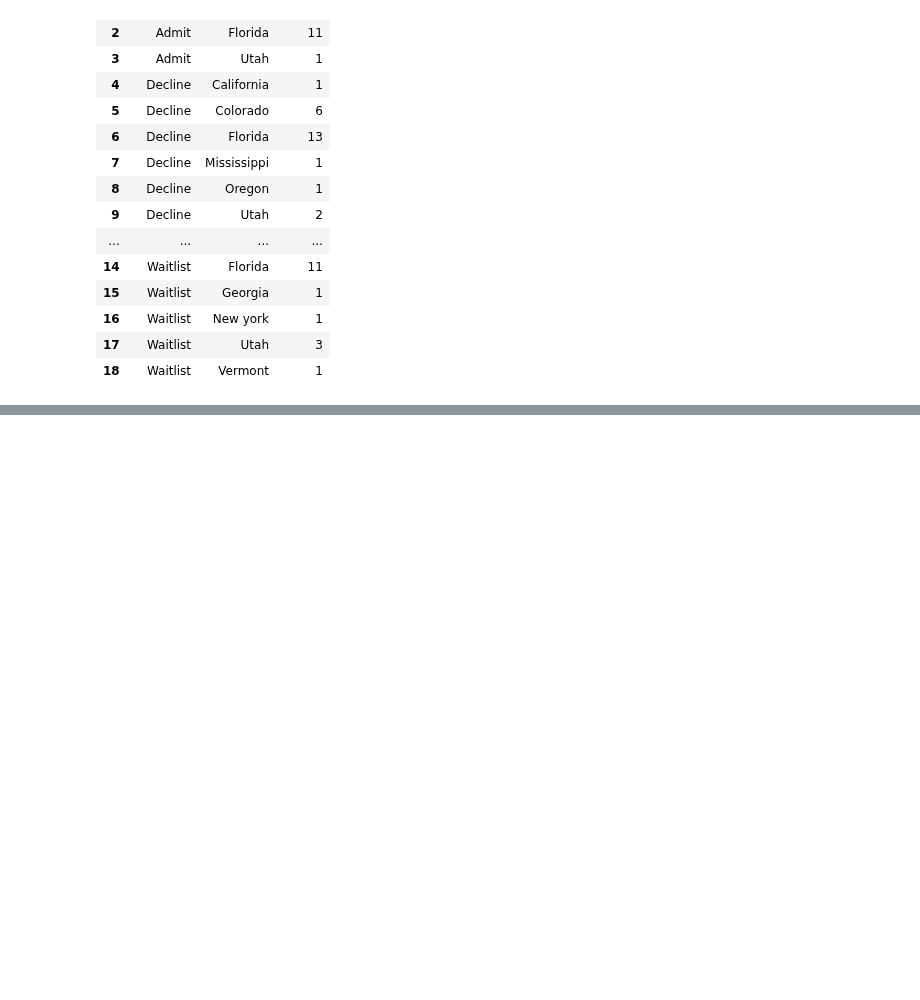
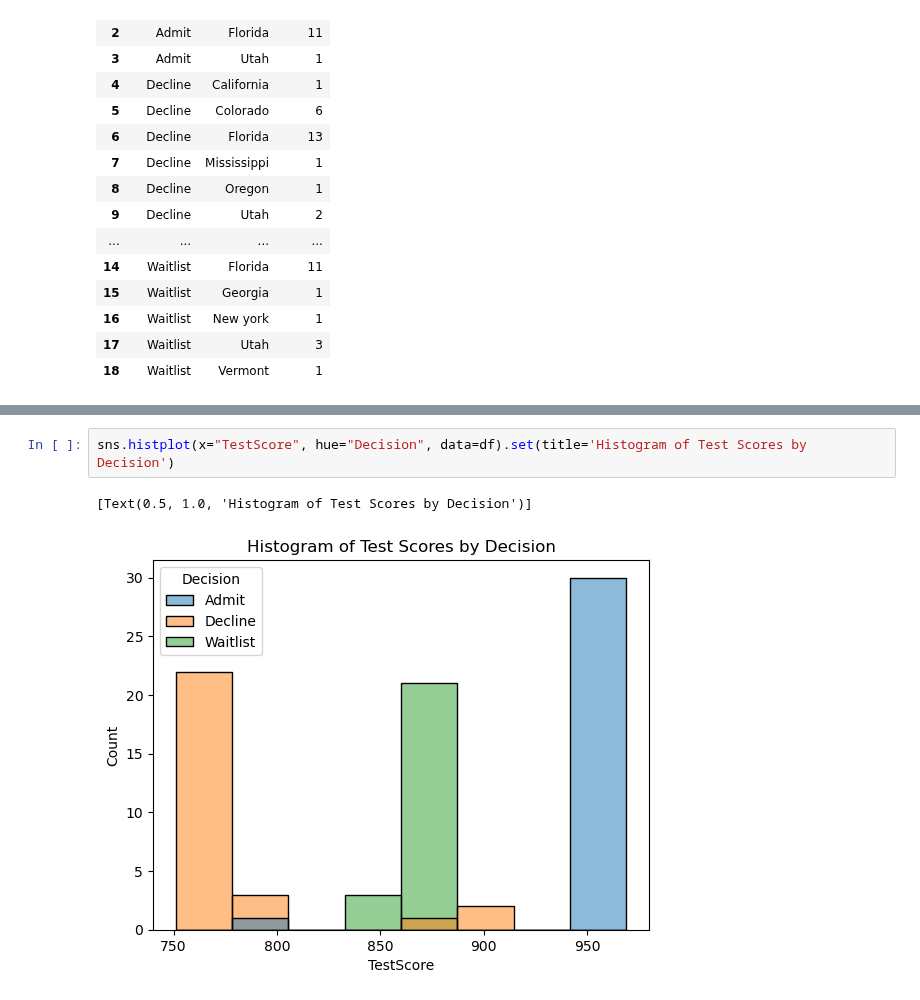
Before and after one commit to ad1589/dsan-5900.github.io, a Jupyter notebook: code/eda.ipynb, the cells around one changed output, grey strips where cells are left out. Cells and saved outputs as stored; diff of their text form; blank space fills up the shorter version.

```diff
--- a/code/eda.ipynb
+++ b/code/eda.ipynb
@@ -146,0 +154,5 @@ decision_bar
+# %%
+sns.histplot(x="TestScore", hue="Decision", data=df).set(title='Histogram of Test Scores by Decision')
+# %% [output]
+[Text(0.5, 1.0, 'Histogram of Test Scores by Decision')]
+[figure, added]
```
Also changed, not shown: parts of 2 cells of this notebook.
